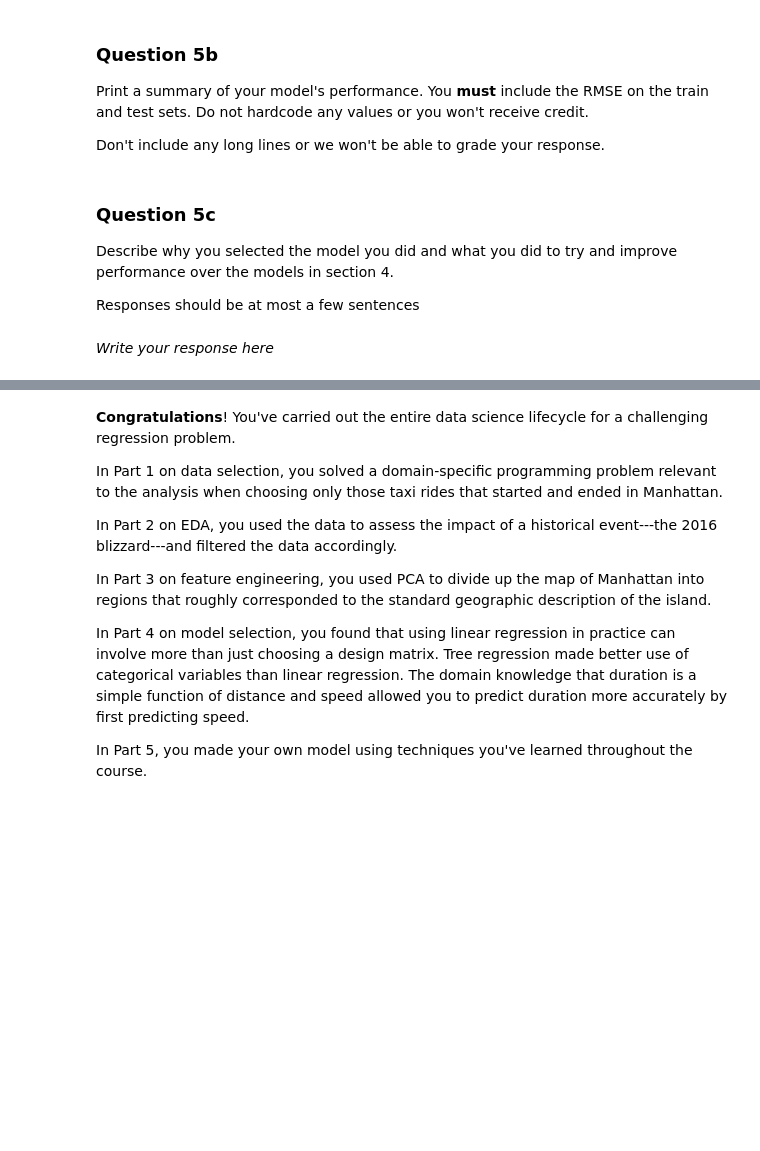
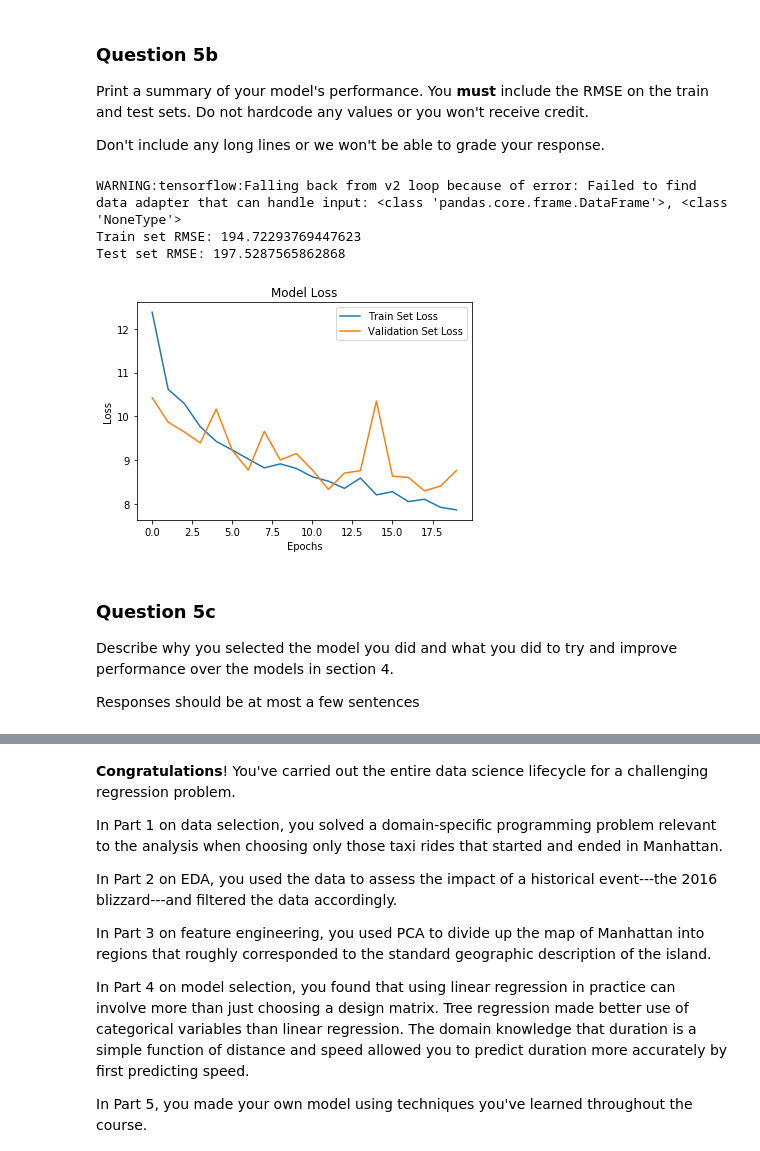
Before and after one commit to raymondlin1/CS188-Data-Science, a Jupyter notebook: Project_3/proj3.ipynb, the cells around one changed output, grey strips where cells are left out. Saved outputs shown, nothing was run; the diff lists cells and outputs as text; code cells hidden in the pictures; blank space fills up the shorter version.

```diff
--- a/Project_3/proj3.ipynb
+++ b/Project_3/proj3.ipynb
@@ -958,0 +1027,8 @@ The model you train will be used for questions 5b and 5c
+# %%
+# predict duration from speeds
+speed_pred = model.predict(X_test)
+speed_pred = speed_pred.flatten()
+dur_labels = test["duration"]
+dur_pred = (test["distance"] / speed_pred) * 3600
+error = rmse(dur_pred - dur_labels)
+error
@@ -975,3 +1052,33 @@ manual: True
+# %%
+# Plotting the losses
+plt.plot(hist.history["loss"], label="Train Set Loss")
+plt.plot(hist.history["val_loss"], label="Validation Set Loss")
+plt.xlabel("Epochs")
+plt.ylabel("Loss")
+plt.title("Model Loss")
+plt.legend()
+
+train_speed_pred = model.predict(X_train)
+distances = train["distance"]
+dist1 = distances[: 26840]
+dist2 = distances[26840: ]
+
+spd1 = train_speed_pred[: 26840].flatten()
+spd2 = train_speed_pred[26840: ].flatten()
+
+pred1 = (dist1 / spd1) * 3600
+pred2 = (dist2 / spd2) * 3600
+
+train_dur_labels = train["duration"]
+train_dur_pred = pred1.append(pred2)
+train_err = rmse(train_dur_pred - train_dur_labels)
+print("Train set RMSE: {}".format(train_err))
+print("Test set RMSE: {}".format(error))
+# %% [output]
+WARNING:tensorflow:Falling back from v2 loop because of error: Failed to find data adapter that can handle input: <class 'pandas.core.frame.DataFrame'>, <class 'NoneType'>
+Train set RMSE: 194.72293769447623
+Test set RMSE: 197.5287565862868
+[figure, added]
 # %% [markdown]
 ### Question 5c
 Describe why you selected the model you did and what you did to try and improve performance over the models in section 4.
@@ -985,5 +1092,3 @@ points: 3
 manual: True
 -->
 <!-- EXPORT TO PDF -->
-# %% [markdown]
-*Write your response here*
```
Also changed, not shown: parts of 45 cells of this notebook, 24 other files.
